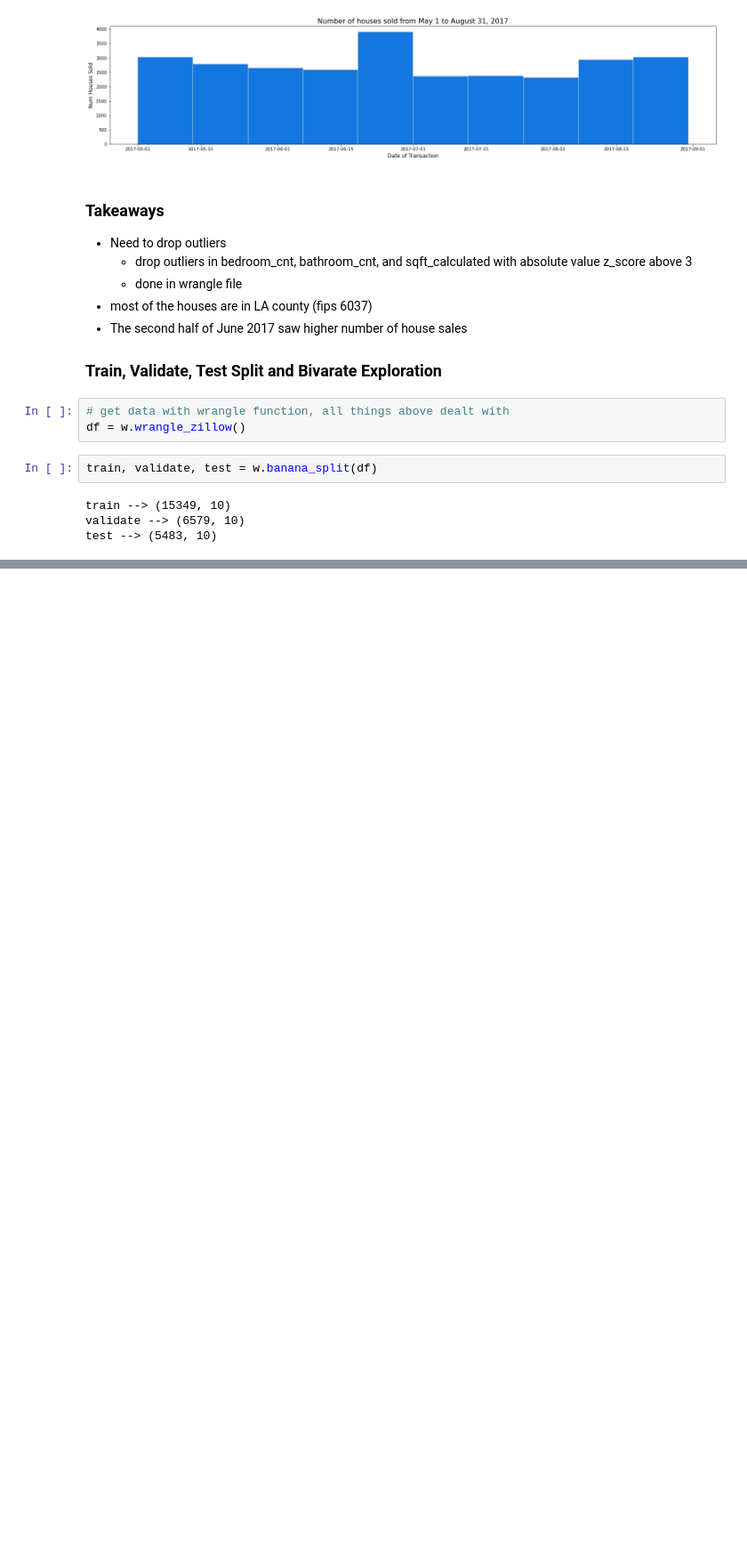
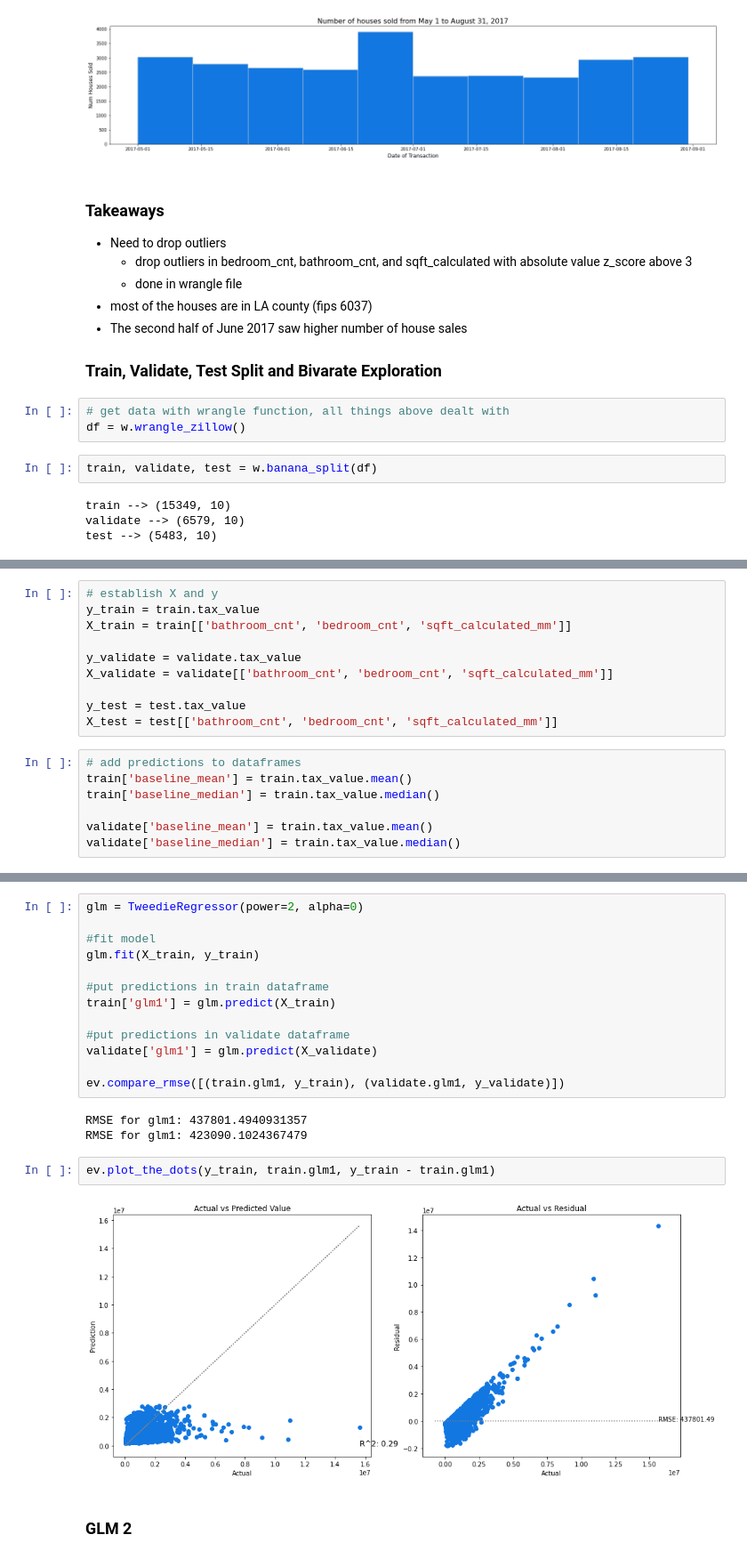
Before and after one commit to HeatherOrtegaMcMillan/zillow_regression_project, a Jupyter notebook: final_notebook.ipynb, the cells around one changed output, grey strips where cells are left out. Shown: that part at 89% size. Saved outputs shown, nothing was run; the diff lists cells and outputs as text; blank space fills up the shorter version.

```diff
--- a/final_notebook.ipynb
+++ b/final_notebook.ipynb
@@ -245,0 +369,17 @@ test --> (5483, 10)
+# %%
+# establish X and y
+y_train = train.tax_value
+X_train = train[['bathroom_cnt', 'bedroom_cnt', 'sqft_calculated_mm']]
+
+y_validate = validate.tax_value
+X_validate = validate[['bathroom_cnt', 'bedroom_cnt', 'sqft_calculated_mm']]
+
+y_test = test.tax_value
+X_test = test[['bathroom_cnt', 'bedroom_cnt', 'sqft_calculated_mm']]
+# %%
+# add predictions to dataframes
+train['baseline_mean'] = train.tax_value.mean()
+train['baseline_median'] = train.tax_value.median()
+
+validate['baseline_mean'] = train.tax_value.mean()
+validate['baseline_median'] = train.tax_value.median()
@@ -245,0 +406,22 @@ test --> (5483, 10)
+# %%
+glm = TweedieRegressor(power=2, alpha=0)
+
+#fit model
+glm.fit(X_train, y_train)
+
+#put predictions in train dataframe
+train['glm1'] = glm.predict(X_train)
+
+#put predictions in validate dataframe
+validate['glm1'] = glm.predict(X_validate)
+
+ev.compare_rmse([(train.glm1, y_train), (validate.glm1, y_validate)])
+# %% [output]
+RMSE for glm1: 437801.4940931357
+RMSE for glm1: 423090.1024367479
+# %%
+ev.plot_the_dots(y_train, train.glm1, y_train - train.glm1)
+# %% [output]
+[figure, added]
+# %% [markdown]
+### GLM 2
```
Also changed, not shown: parts of 39 cells of this notebook.
